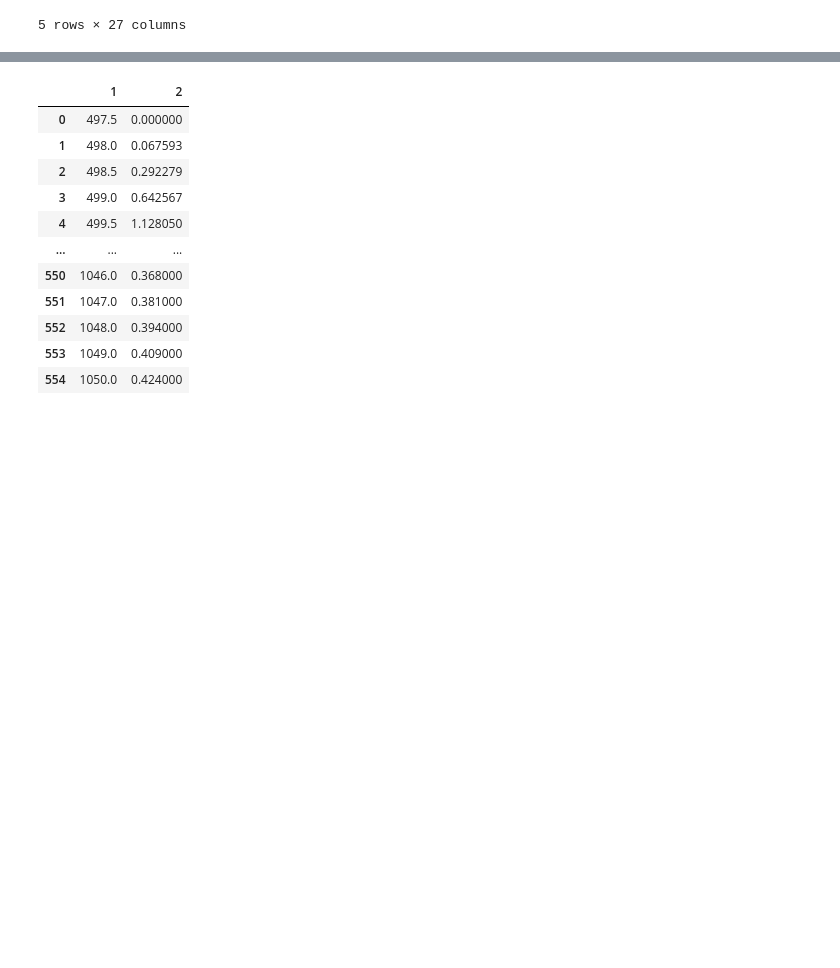
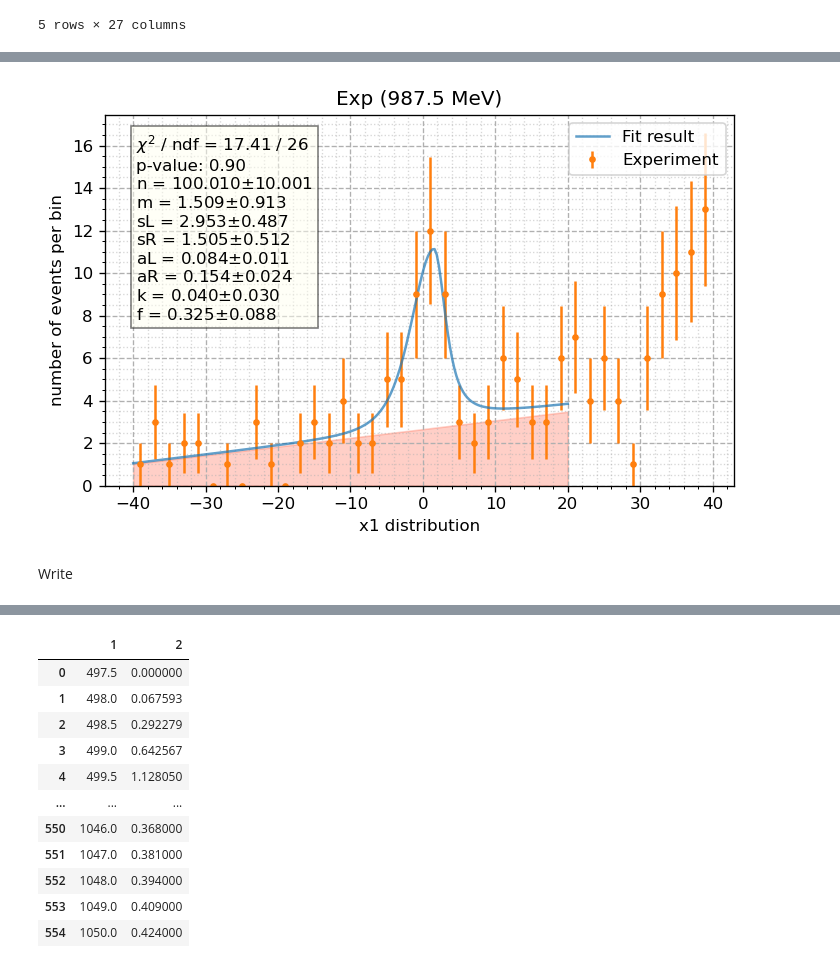
Before and after one commit to nikita-p/kskl20, a Jupyter notebook: notebooks/03. Cross section.ipynb, the cells around one changed output, grey strips where cells are left out. Cells and saved outputs as stored; diff of their text form; code cells hidden in the pictures; blank space fills up the shorter version.

```diff
--- a/notebooks/03. Cross section.ipynb
+++ b/notebooks/03. Cross section.ipynb
@@ -237,0 +209,21 @@ pys.plot_fit(dataE, norm_pdf, m, 80, hist_range, fit_range, errors=True, label='
+# %%
+params_exp = params.copy()
+for k in md.values:
+    params_exp[k] = md.values[k]
+    if k not in ['n', 'k', 'f']:
+        mean, std = md.values[k], 2*md.errors[k]
+        params_exp[f'limit_{k}'] = (mean-std, mean+std) #(md.values[k], md.values[k])
+
+md2 = fit_data(dataE, fit_range, params_exp)
+md2.migrad();
+assert md2.valid
+# %%
+bins = 40
+pys.plot_fit(dataE, full_pdf, md2, bins, hist_range, fit_range, errors=True, label='Experiment', xtitle='x1 distribution',
+           ytitle='number of events per bin', title=f'Exp ({e0} MeV)', description=True)
+plot_bkg(md2, bins)
+plt.savefig(f'images/exp_{e0}.png', dpi=120)
+# %% [output]
+[figure, added]
+# %% [markdown]
+Write
```
Also changed, not shown: parts of 45 cells of this notebook, 5 other files.
